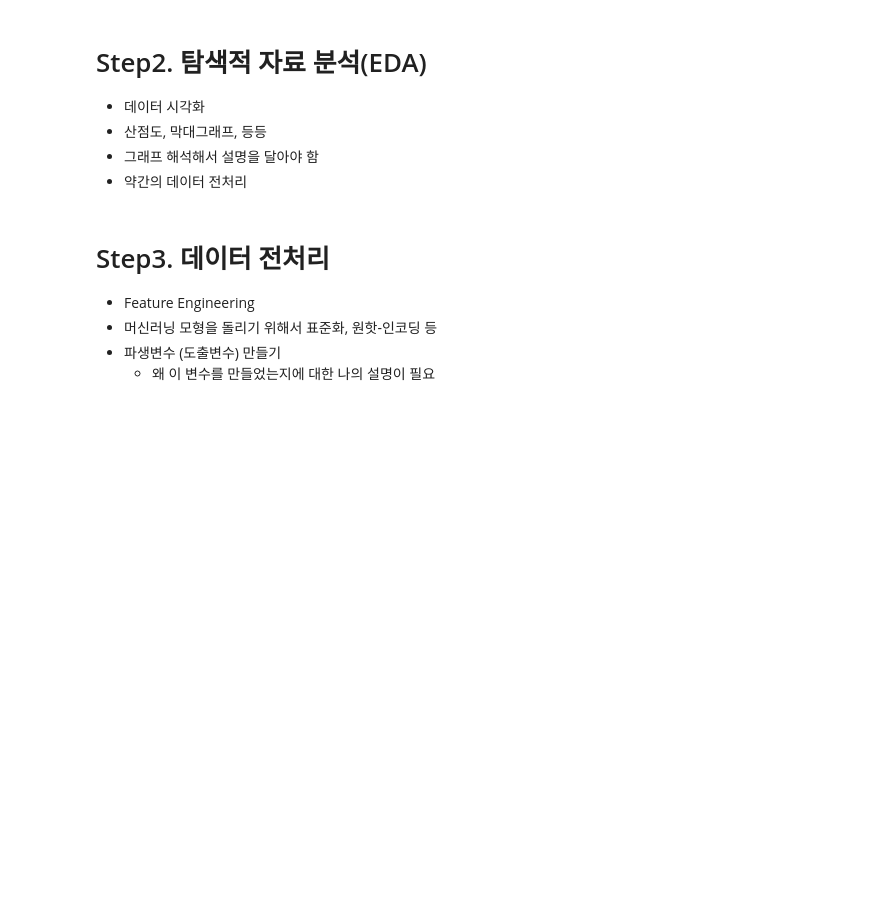
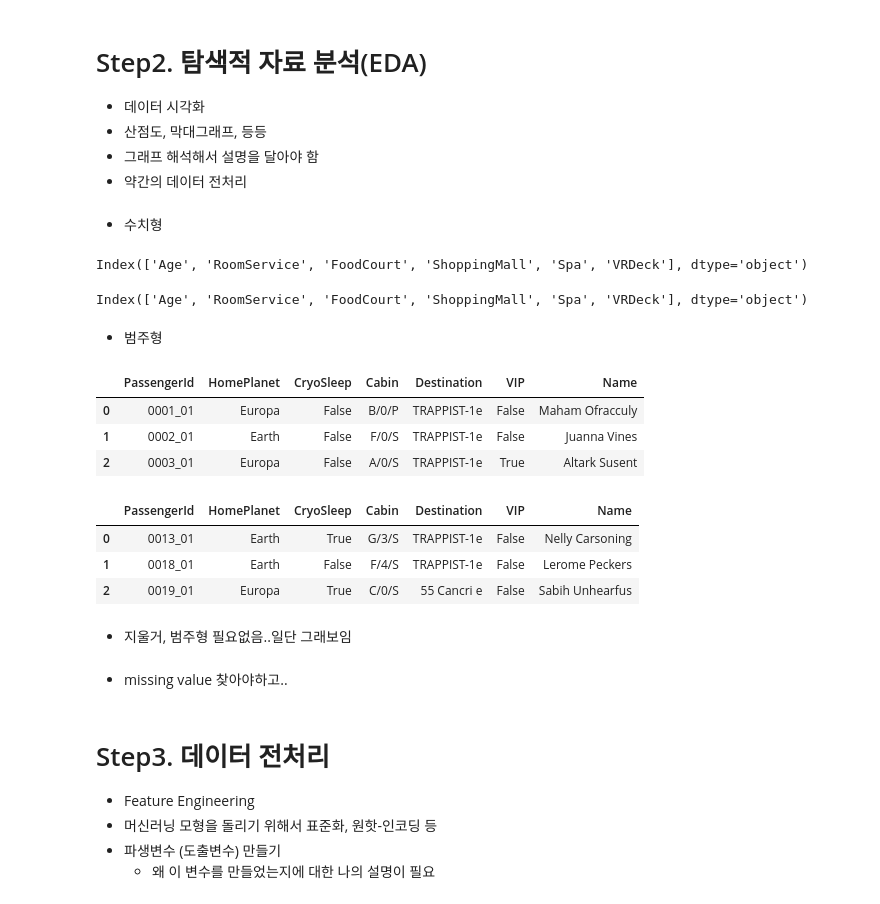
Before and after one commit to KONA1005/kaggle, a Jupyter notebook: space/seulki-dojeon.ipynb, the cells around one changed output. Cells and saved outputs as stored; diff of their text form; code cells hidden in the pictures; blank space fills up the shorter version.

```diff
--- a/space/seulki-dojeon.ipynb
+++ b/space/seulki-dojeon.ipynb
@@ -165,6 +182,42 @@ test.describe()
 - 산점도, 막대그래프, 등등
 - 그래프 해석해서 설명을 달아야 함
 - 약간의 데이터 전처리
+# %% [markdown]
+- 수치형
+# %%
+numeric=['int8', 'int16', 'int32', 'int64', 'float16', 'float32', 'float64']
+df_num=train.select_dtypes(include=numeric)
+df_num.columns
+# %% [output]
+Index(['Age', 'RoomService', 'FoodCourt', 'ShoppingMall', 'Spa', 'VRDeck'], dtype='object')
+# %%
+numeric=['int8', 'int16', 'int32', 'int64', 'float16', 'float32', 'float64']
+df_num=test.select_dtypes(include=numeric)
+df_num.columns
+# %% [output]
+Index(['Age', 'RoomService', 'FoodCourt', 'ShoppingMall', 'Spa', 'VRDeck'], dtype='object')
+# %% [markdown]
+- 범주형
+# %%
+df_cat = train.select_dtypes(include = 'object')
+df_cat.head(3)
+# %% [output]
+|  | PassengerId | HomePlanet | CryoSleep | Cabin | Destination | VIP | Name |
+| 0 | 0001_01 | Europa | False | B/0/P | TRAPPIST-1e | False | Maham Ofracculy |
+| 1 | 0002_01 | Earth | False | F/0/S | TRAPPIST-1e | False | Juanna Vines |
+| 2 | 0003_01 | Europa | False | A/0/S | TRAPPIST-1e | True | Altark Susent |
+# %%
+df_cat = test.select_dtypes(include = 'object')
+df_cat.head(3)
+# %% [output]
+|  | PassengerId | HomePlanet | CryoSleep | Cabin | Destination | VIP | Name |
+| 0 | 0013_01 | Earth | True | G/3/S | TRAPPIST-1e | False | Nelly Carsoning |
+| 1 | 0018_01 | Earth | False | F/4/S | TRAPPIST-1e | False | Lerome Peckers |
+| 2 | 0019_01 | Europa | True | C/0/S | 55 Cancri e | False | Sabih Unhearfus |
+# %% [markdown]
+- 지울거, 범주형 필요없음..일단 그래보임
+# %% [markdown]
+- missing value 찾아야하고..
 # %% [markdown]
 # Step3. 데이터 전처리
 - Feature Engineering
```
Also changed, not shown: parts of 3 cells of this notebook.
